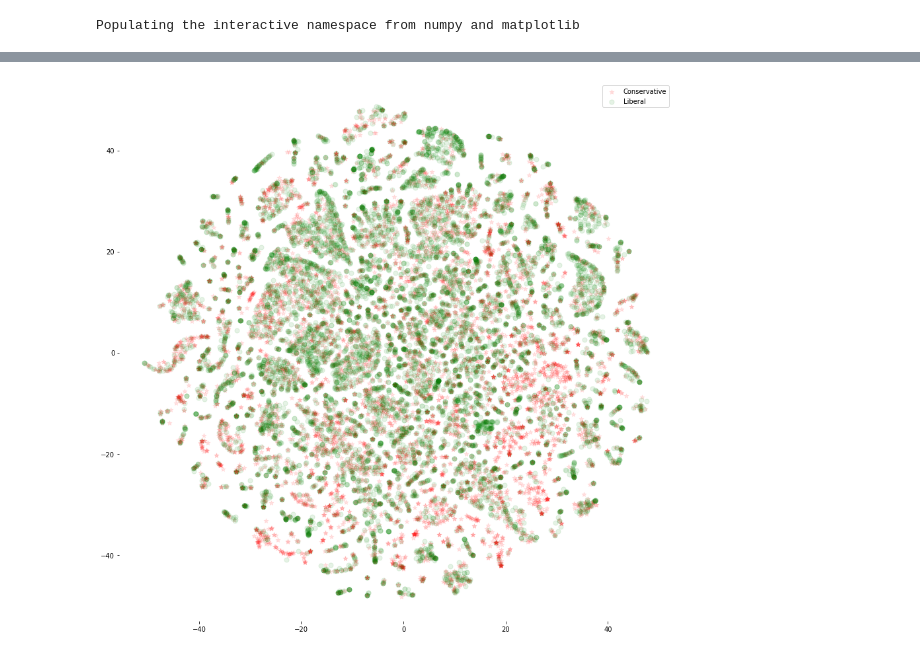
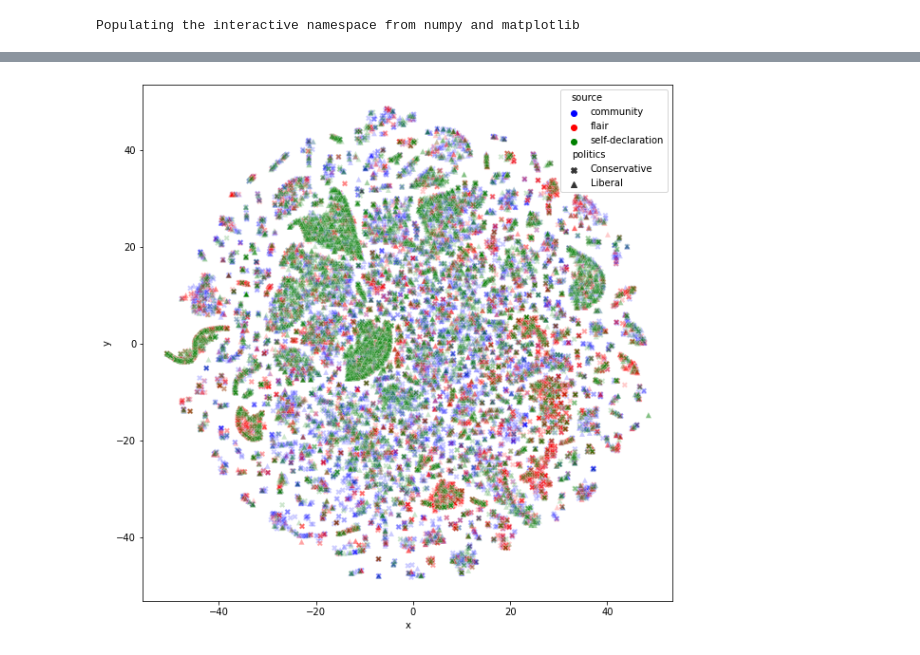
Before and after one commit to davidjurgens/reddit-political-affiliation, a Jupyter notebook: src/features/political_affiliations/quick rendering of tsne.ipynb, the cells around one changed output, grey strips where cells are left out. Cells and saved outputs as stored; diff of their text form; code cells hidden in the pictures.

```diff
--- a/src/features/political_affiliations/quick rendering of tsne.ipynb
+++ b/src/features/political_affiliations/quick rendering of tsne.ipynb
@@ -145,28 +54,0 @@ plt.show()
-# %%
-import matplotlib.pyplot as plt
-import numpy as  np
-
-#fig, ax = plt.subplots()
-fig = figure(figsize=(15, 15))
-ax = axes(frameon=False)
-# scatter_x = np.array([1,2,3,4,5])
-# scatter_y = np.array([5,4,3,2,1])
-colors=["red","green"]
-markers={'Liberal':'o','Conservative':'*'}
-source = Y[:,0]
-politics=Y[:,1]
-for pidx,p in enumerate(np.unique(politics)):
-    if 1:#s =='flair':
-        i = np.where(politics==p)
-
-        #i = np.where(np.logical_and(source==s, politics==p))
-        i = np.random.choice(i[0], 10000)
-
-        #ax.scatter(X_embedded[:, 0][i], X_embedded[:, 1][i], label= s,marker='x')
-        #ax.scatter(X_embedded[:, 0][i], X_embedded[:, 1][i], label= s+p,marker='x')
-        ax.scatter(X_embedded[:, 0][i], X_embedded[:, 1][i], label=p, s=50, color=colors[pidx],marker=markers[p],alpha=0.1)
-ax.legend()
-plt.savefig('../bad_actors/bad_actors_flip_counts/plots/politics-level-shape-tsne-60-4.pdf', dpi=300,facecolor='w',bbox_inches='tight')
-plt.show()
-# %% [output]
-[figure, removed]
@@ -172,0 +63,13 @@ plt.show()
+# %%
+df = pd.DataFrame(X_embedded, columns = ['x','y'])
+# %%
+df['source']=Y[:,0]
+df['politics']=Y[:,1]
+# %%
+sampled_df=df.groupby("source").sample(n=10000, random_state=42,replace=True)
+# %%
+fig = figure(figsize=(10, 10))
+sns.scatterplot(data=sampled_df, x="x", y="y", hue="source", style="politics",alpha=0.2,markers=['X', '^'],palette=["blue","red","green"])
+plt.savefig('../bad_actors/bad_actors_flip_counts/plots/all-level-tsne-60-4.pdf', dpi=300,facecolor='w',bbox_inches='tight')
+# %% [output]
+[figure, added]
```
Also changed, not shown: parts of 6 cells of this notebook.
